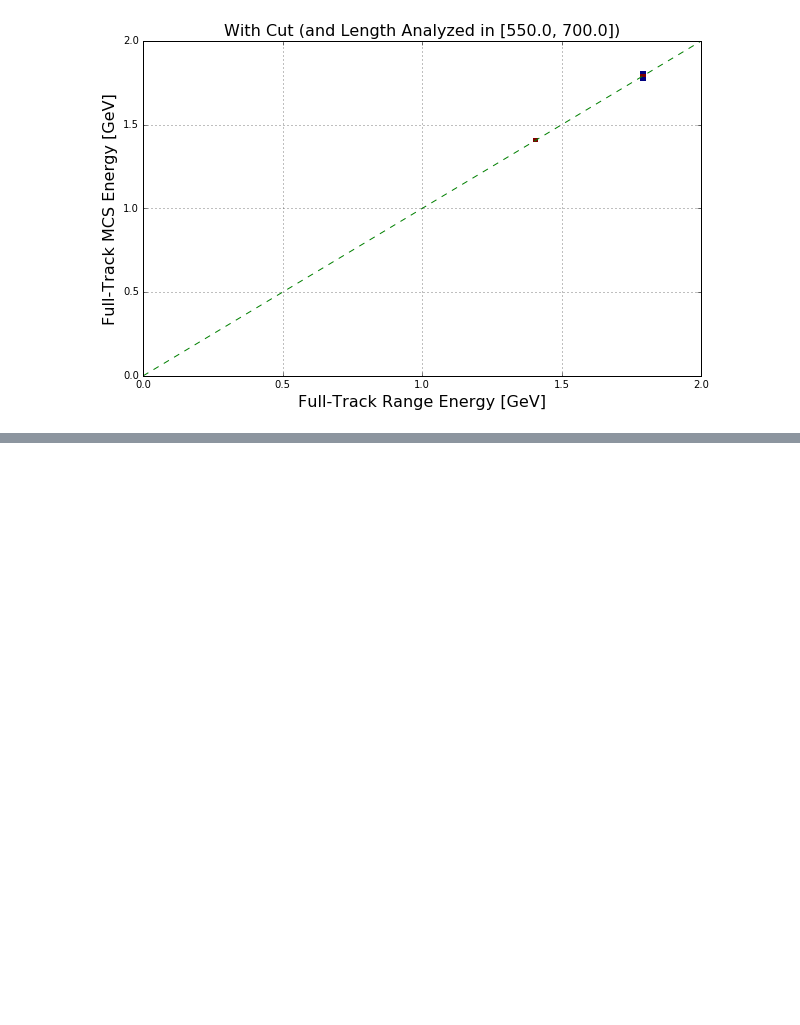
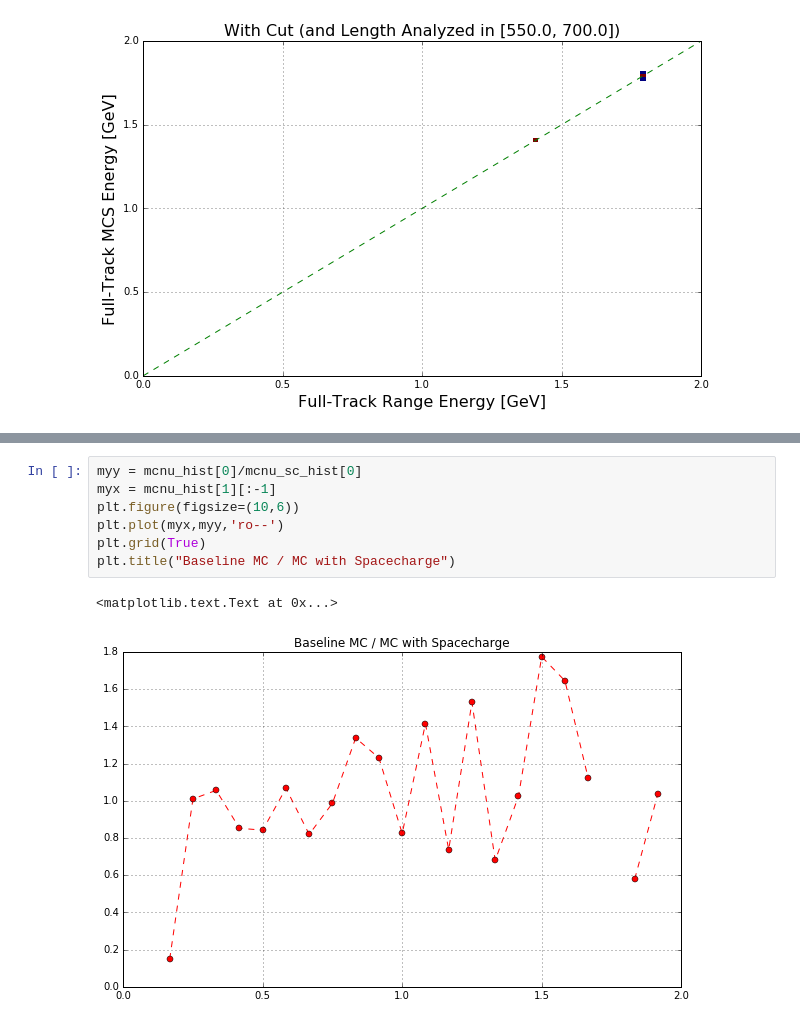
Before and after one commit to kaleko/KalekoAna, a Jupyter notebook: CCInclusive/mac/MCS_bias_study.ipynb, the cells around one changed output, grey strips where cells are left out. Cells and saved outputs as stored; diff of their text form; blank space fills up the shorter version.

```diff
--- a/CCInclusive/mac/MCS_bias_study.ipynb
+++ b/CCInclusive/mac/MCS_bias_study.ipynb
@@ -166,0 +220,10 @@ money_plot()
+# %%
+myy = mcnu_hist[0]/mcnu_sc_hist[0]
+myx = mcnu_hist[1][:-1]
+plt.figure(figsize=(10,6))
+plt.plot(myx,myy,'ro--')
+plt.grid(True)
+plt.title("Baseline MC / MC with Spacecharge")
+# %% [output]
+<matplotlib.text.Text at 0x...>
+[figure, added]
```
Also changed, not shown: parts of 5 cells of this notebook, 11 other files.
